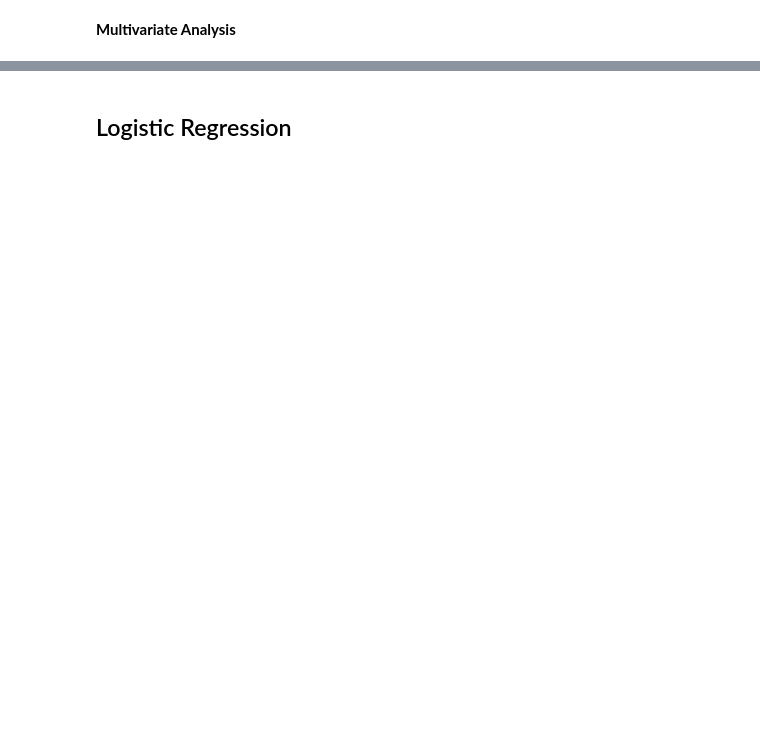
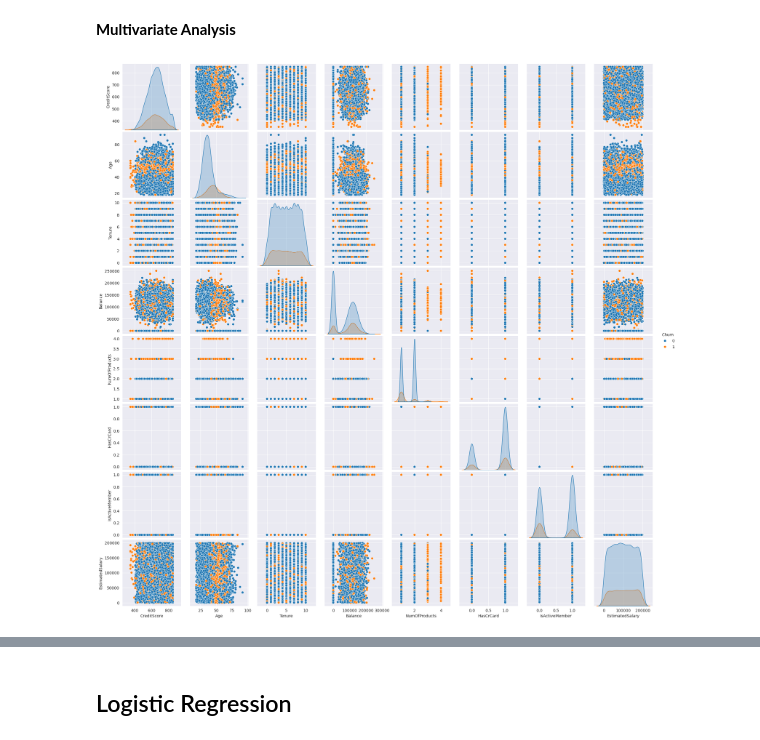
Before and after one commit to mwang-cmn/Bank-Customer-Churn-Prediction, a Jupyter notebook: Banking_Churn_Prediction.ipynb, the cells around one changed output, grey strips where cells are left out. Cells and saved outputs as stored; diff of their text form; code cells hidden in the pictures; blank space fills up the shorter version.

```diff
--- a/Banking_Churn_Prediction.ipynb
+++ b/Banking_Churn_Prediction.ipynb
@@ -188,2 +206,7 @@ plt.show()
 # %% [markdown]
 **Multivariate Analysis**
+# %%
+sns.pairplot(churn_data, hue='Churn')
+plt.show()
+# %% [output]
+[figure, added]
```
Also changed, not shown: parts of 62 cells of this notebook.
